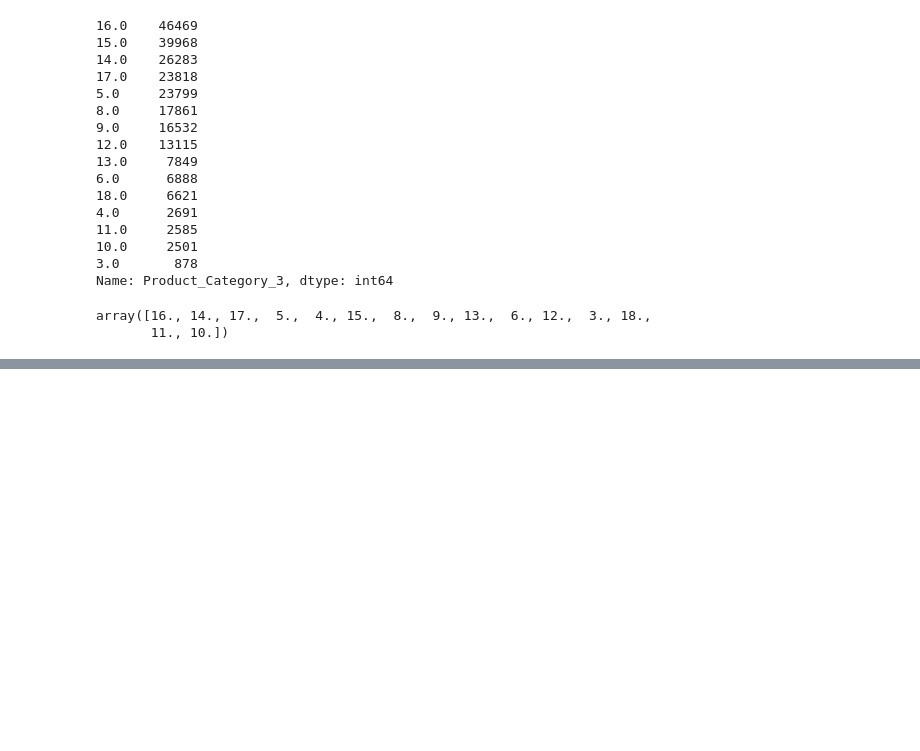
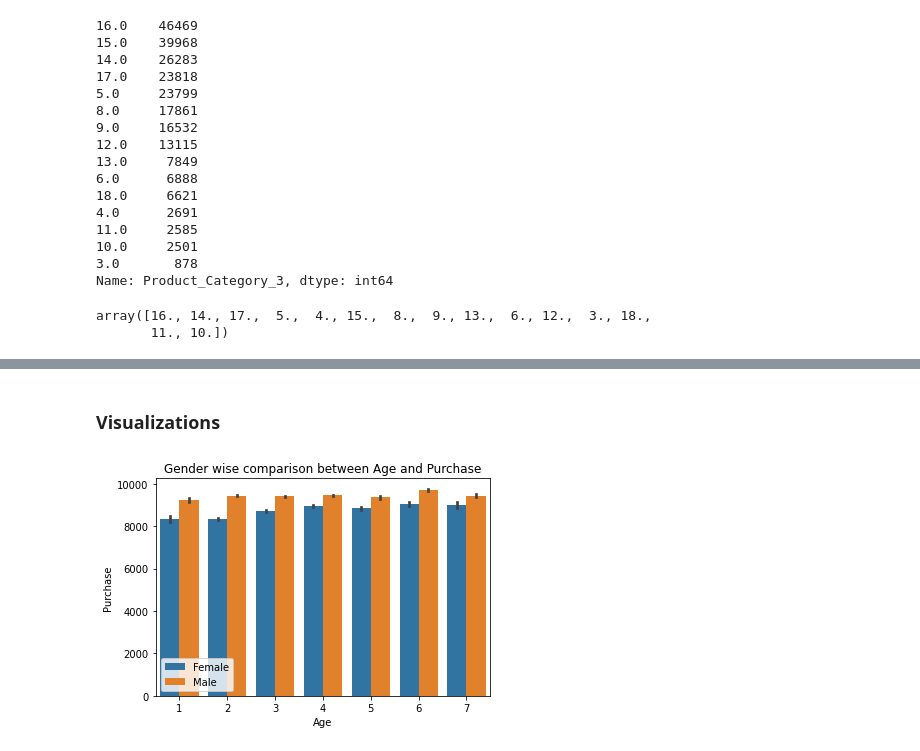
Before and after one commit to dhar9571/EDA---Black-Friday-Sales-Data, a Jupyter notebook: EDA_and_Feature_Engineering_Project_Black_Friday_Dataset.ipynb, the cells around one changed output, grey strips where cells are left out. Cells and saved outputs as stored; diff of their text form; code cells hidden in the pictures; blank space fills up the shorter version.

```diff
--- a/EDA_and_Feature_Engineering_Project_Black_Friday_Dataset.ipynb
+++ b/EDA_and_Feature_Engineering_Project_Black_Friday_Dataset.ipynb
@@ -237,7 +241,7 @@ Name: Product_Category_2, dtype: int64
 # %%
 #Replacing the null values of "Product_Category_2" column with the Mode(8.0):
 
-df["Product_Category_2"].fillna(8.0,inplace=True)
+df["Product_Category_2"].fillna(df["Product_Category_2"].mode()[0],inplace=True)
 # %%
 # Again checking null values in "Product_Category_2" column to verify:
 
@@ -277,7 +281,7 @@ Name: Product_Category_3, dtype: int64
 # %%
 # replacing all the null values with Mode(16.0)
 
-df["Product_Category_3"].fillna(16.0,inplace=True)
+df["Product_Category_3"].fillna(df["Product_Category_3"].mode()[0],inplace=True)
 
 df["Product_Category_3"].unique()
 # %% [output]
@@ -285,0 +298,4 @@ array([16., 14., 17.,  5.,  4., 15.,  8.,  9., 13.,  6., 12.,  3., 18.,
+# %%
+# Replacing '4+' with "4" as every value above 4 will be counted in this:
+
+df["Stay_In_Current_City_Years"] = df["Stay_In_Current_City_Years"].str.replace('+',"")
@@ -285,0 +330,13 @@ array([16., 14., 17.,  5.,  4., 15.,  8.,  9., 13.,  6., 12.,  3., 18.,
+# %%
+# in "Stay_In_Current_City_Years" column, we have numerical values such as 0,1,2,3,4 but still the data type is showing as object.
+
+#Therefore, converting these values' datatype to integer:
+
+df["Stay_In_Current_City_Years"] = df["Stay_In_Current_City_Years"].astype(int)
+
+# Also converting the datatype of "B" and "C" columns from "uint8" to integer:
+
+df["B"] = df["B"].astype(int)
+df["C"] = df["C"].astype(int)
+
+df.info()
@@ -285,0 +363,18 @@ array([16., 14., 17.,  5.,  4., 15.,  8.,  9., 13.,  6., 12.,  3., 18.,
+# %% [markdown]
+### Visualizations
+# %%
+# Creating a Barplot for Age vs Purchase comparison:
+
+ax = sns.barplot(x=df["Age"],y=df["Purchase"],data=df,hue=df["Gender"])
+
+# get the legend object
+legend = ax.legend()
+
+# rename the legends
+legend.texts[0].set_text("Female")
+legend.texts[1].set_text("Male")
+
+plt.title("Gender wise comparison between Age and Purchase")
+plt.show()
+# %% [output]
+[figure, added]
```
Also changed, not shown: parts of 21 cells of this notebook.
